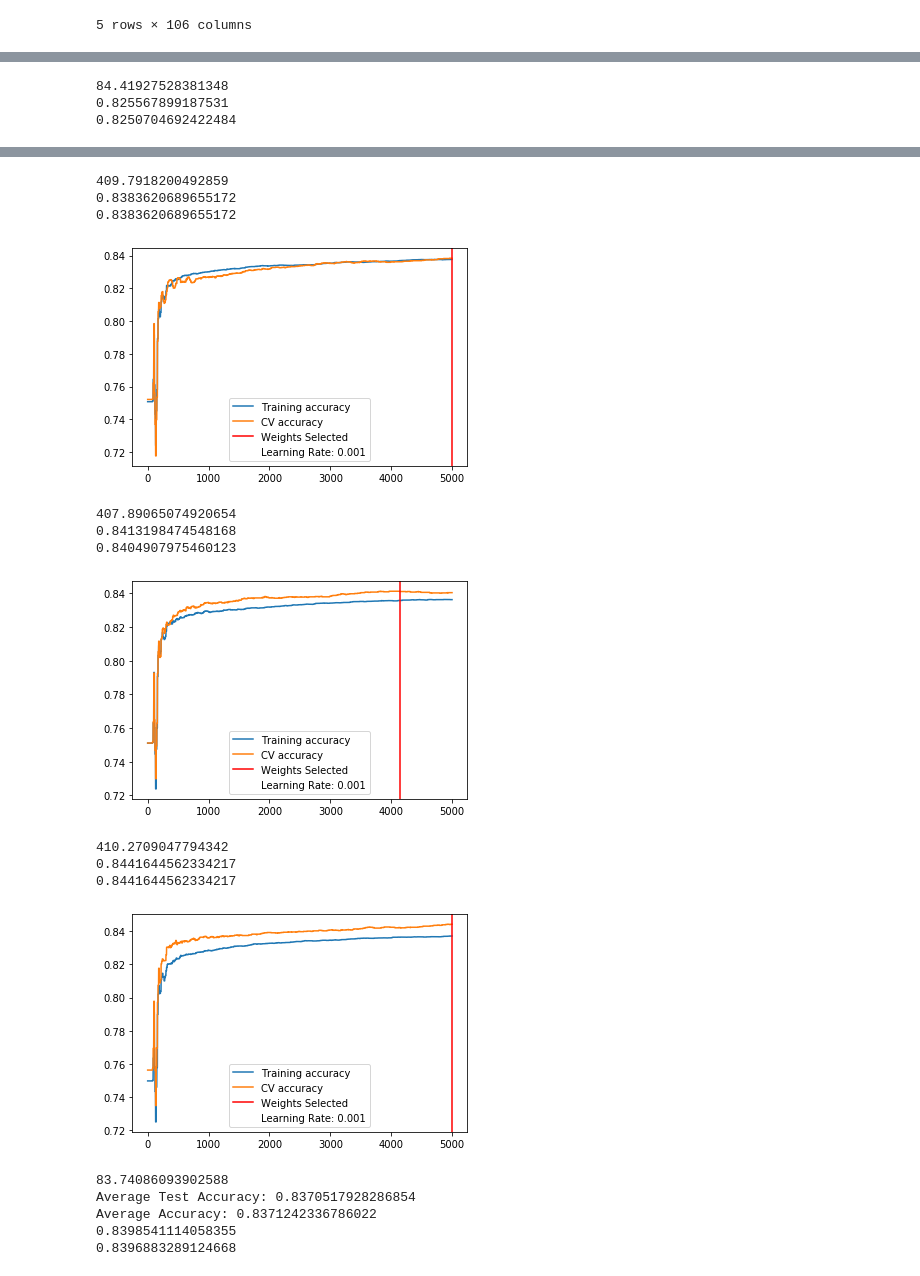
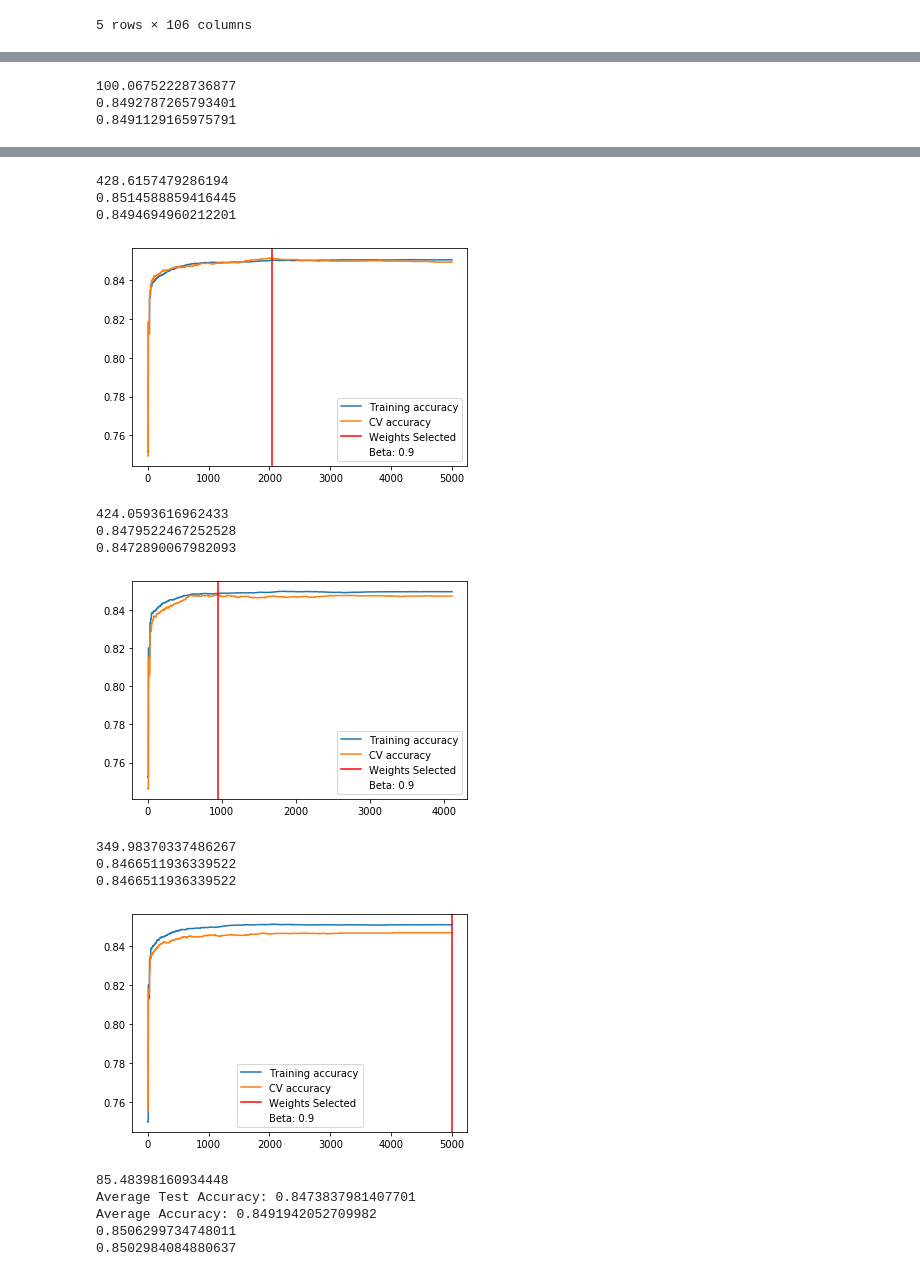
Before and after one commit to ingridxx/COMP551, a Jupyter notebook: Miniproject1/LogisticRegression.ipynb, the cells around one changed output, grey strips where cells are left out. Saved outputs shown, nothing was run; the diff lists cells and outputs as text; code cells hidden in the pictures.

```diff
--- a/Miniproject1/LogisticRegression.ipynb
+++ b/Miniproject1/LogisticRegression.ipynb
@@ -128,7 +167,7 @@ new_input = new_input.sample(frac=1)  # randomly shuffles dataset
 
 folds = 5
 accuracies = []
-learning_rate = [0.001, 0.005, 0.01, 0.05, 0.1]
+learning_rate = [0.9, 0.95, 0.99]
 for lr in learning_rate:
     for i in range(folds):
 
@@ -155,14 +194,14 @@ for lr in learning_rate:
     # i_train_X, i_train_y, i_test_X, i_test_y = split_data(new_input)
 
 
-        log_reg = LogisticRegression(percentage=0.6, lr = lr)
-        log_reg.fit(train_X.values, train_y.values, test_X.values, test_y.values)
+        log_reg = LogisticRegression(percentage=0.6, beta = lr, lr = 0.1, reg_term = 0)
+        log_reg.fit(train_X.values, train_y.values, test_X.values, test_y.values, False)
         accuracies.append(log_reg.cv_acc)
         plt.figure()
         plt.plot(log_reg.train_acc_values, label = 'Training accuracy')
         plt.plot(log_reg.cv_acc_values, label='CV accuracy')
         plt.axvline(log_reg.select_line, color='r', label='Weights Selected')
-        plt.plot([], [], ' ', label="Learning Rate: "+str(log_reg.learning_rate))
+        plt.plot([], [], ' ', label="Beta: "+str(log_reg.beta))
         plt.legend()
         plt.show()
     print("Average Accuracy: "+str(np.mean(accuracies)))
@@ -242,7 +281,8 @@ native-country: 857 missing
 new_X_train_adult = pd.DataFrame(data = X_train_adult, index = [index for index, row in y_train_adult.iteritems()], columns = [i for i in range(X_train_adult.shape[1])])
 new_X_test_adult = pd.DataFrame(data = X_test_adult, index = [index for index, row in y_test_adult.iteritems()], columns = [i for i in range(X_test_adult.shape[1])])
 def df_rescale(data):
-    for col in data:
+    for col in range(len(data.columns)):
+#         print(col)
         this_max = data.iloc[:, col].max()
         this_min = data.iloc[:, col].min()
         if (this_max != this_min):
@@ -272,7 +310,7 @@ new_X_train_adult = new_X_train_adult.sample(frac=1)  # randomly shuffles datase
 folds = 5
 a_accuracies = []
 test_accuracies = []
-learning_rate = [0.001, 0.005, 0.01, 0.05, 0.1]
+learning_rate = [0.9, 0.95, 0.99]
 for lr in learning_rate:
     for i in range(folds):
         start_time = time.time()
@@ -295,15 +333,15 @@ for lr in learning_rate:
         test_X_adult = test_set_adult.iloc[:, :-1]
         test_y_adult = test_set_adult.iloc[:, -1]
 
-        adult_log_reg = LogisticRegression(percentage=0.6, lr = lr, max_iter=5000, reg_term=0, beta=0.99)
-        new_thetas = adult_log_reg.fit(train_X_adult.values, train_y_adult.values, test_X_adult.values, test_y_adult.values)
+        adult_log_reg = LogisticRegression(percentage=0.6, beta = lr, max_iter=5000, lr=0.1, reg_term=0)
+        new_thetas = adult_log_reg.fit(train_X_adult.values, train_y_adult.values, test_X_adult.values, test_y_adult.values, False)
         a_accuracies.append(adult_log_reg.cv_acc)
         test_accuracies.append(adult_log_reg.get_test_acc(new_X_test_adult.iloc[:, :-1], new_X_test_adult.iloc[:, -1].values, new_thetas))
         plt.figure()
         plt.plot(adult_log_reg.train_acc_values, label = 'Training accuracy')
         plt.plot(adult_log_reg.cv_acc_values, label='CV accuracy')
         plt.axvline(adult_log_reg.select_line, color='r', label='Weights Selected')
-        plt.plot([], [], ' ', label="Learning Rate: "+str(adult_log_reg.learning_rate))
+        plt.plot([], [], ' ', label="Beta: "+str(adult_log_reg.beta))
         plt.legend()
         plt.show()
         print(time.time() - start_time)
@@ -316,3 +354,3 @@ for lr in learning_rate:
-84.41927528381348
-0.825567899187531
-0.8250704692422484
+100.06752228736877
+0.8492787265793401
+0.8491129165975791
@@ -320,17 +358,17 @@ for lr in learning_rate:
-409.7918200492859
-0.8383620689655172
-0.8383620689655172
+428.6157479286194
+0.8514588859416445
+0.8494694960212201
-[figure, old version]
+[figure, new version]
-407.89065074920654
-0.8413198474548168
-0.8404907975460123
+424.0593616962433
+0.8479522467252528
+0.8472890067982093
-[figure, old version]
+[figure, new version]
-410.2709047794342
-0.8441644562334217
-0.8441644562334217
+349.98370337486267
+0.8466511936339522
+0.8466511936339522
-[figure, old version]
+[figure, new version]
-83.74086093902588
-Average Test Accuracy: 0.8370517928286854
-Average Accuracy: 0.8371242336786022
-0.8398541114058355
-0.8396883289124668
+85.48398160934448
+Average Test Accuracy: 0.8473837981407701
+Average Accuracy: 0.8491942052709982
+0.8506299734748011
+0.8502984084880637
```
Also changed, not shown: parts of 8 cells of this notebook.
